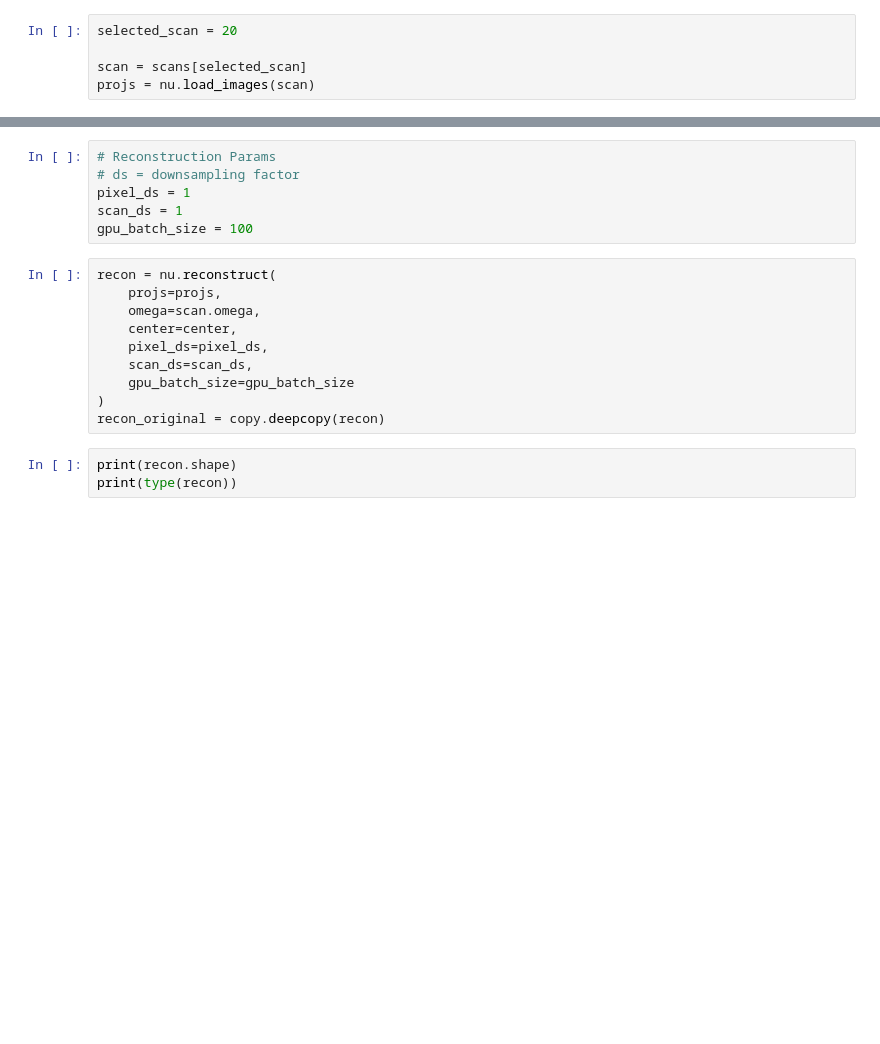
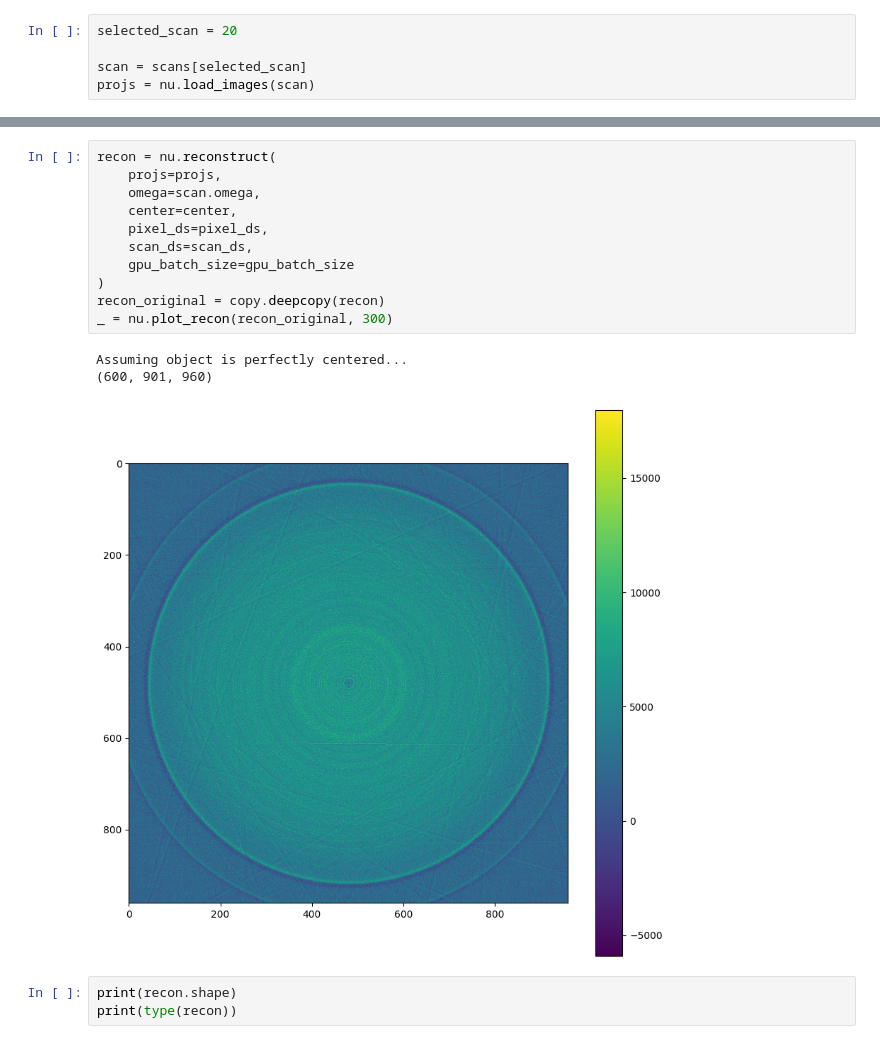
Before and after one commit to Linked-Liszt/1IDTomo2Mesh, a Jupyter notebook: coarse_mesh.ipynb, the cells around one changed output, grey strips where cells are left out. Saved outputs shown, nothing was run; the diff lists cells and outputs as text; blank space fills up the shorter version.

```diff
--- a/coarse_mesh.ipynb
+++ b/coarse_mesh.ipynb
@@ -72,19 +90,18 @@ Assuming object is perfectly centered...
-# %%
-# Reconstruction Params
-# ds = downsampling factor
-pixel_ds = 1
-scan_ds = 1
-gpu_batch_size = 100
 # %%
 recon = nu.reconstruct(
     projs=projs,
     omega=scan.omega,
     center=center,
     pixel_ds=pixel_ds,
     scan_ds=scan_ds,
     gpu_batch_size=gpu_batch_size
 )
 recon_original = copy.deepcopy(recon)
+_ = nu.plot_recon(recon_original, 300)
+# %% [output]
+Assuming object is perfectly centered...
+(600, 901, 960)
+[figure, added]
 # %%
 print(recon.shape)
 print(type(recon))
```
Also changed, not shown: parts of 5 cells of this notebook, 1 other file.
